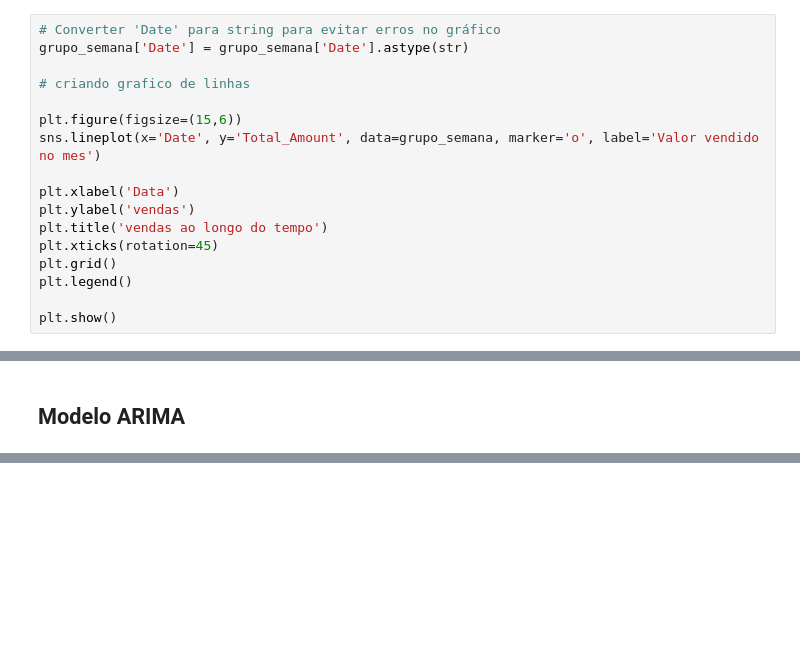
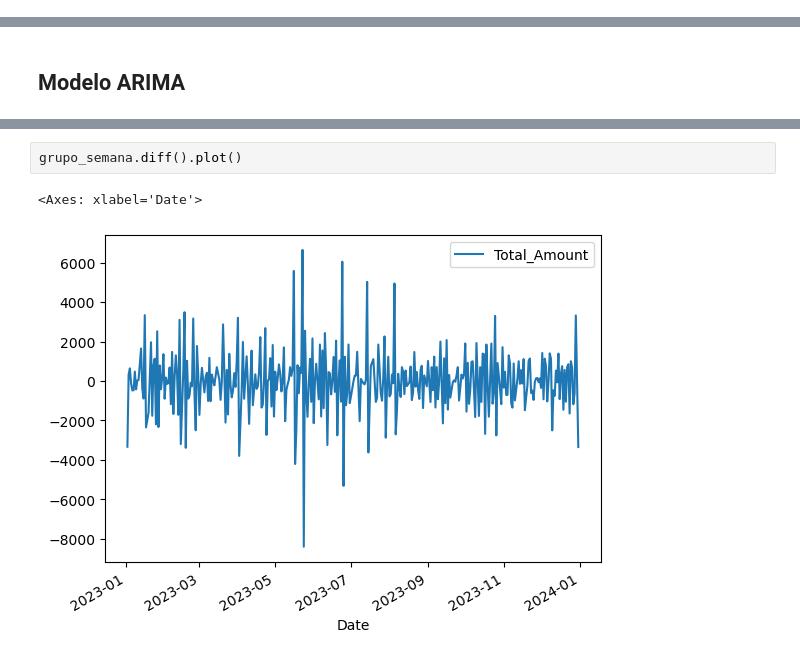
Before and after one commit to JulioFZ2000/Portifolio_DataScience, a Jupyter notebook: Data_Science/analise_vendas.ipynb, the cells around one changed output, grey strips where cells are left out. Cells and saved outputs as stored; diff of their text form; blank space fills up the shorter version.

```diff
--- a/Data_Science/analise_vendas.ipynb
+++ b/Data_Science/analise_vendas.ipynb
@@ -204,17 +246,0 @@ grupo_semana.head()
-# %%
-# Converter 'Date' para string para evitar erros no gráfico
-grupo_semana['Date'] = grupo_semana['Date'].astype(str)
-
-# criando grafico de linhas
-
-plt.figure(figsize=(15,6))
-sns.lineplot(x='Date', y='Total_Amount', data=grupo_semana, marker='o', label='Valor vendido no mes')
-
-plt.xlabel('Data')
-plt.ylabel('vendas')
-plt.title('vendas ao longo do tempo')
-plt.xticks(rotation=45)
-plt.grid()
-plt.legend()
-
-plt.show()
@@ -402,0 +267,5 @@ RMSE: 518.5422797830663
+# %%
+grupo_semana.diff().plot()
+# %% [output]
+<Axes: xlabel='Date'>
+[figure, added]
```
Also changed, not shown: parts of 54 cells of this notebook.
